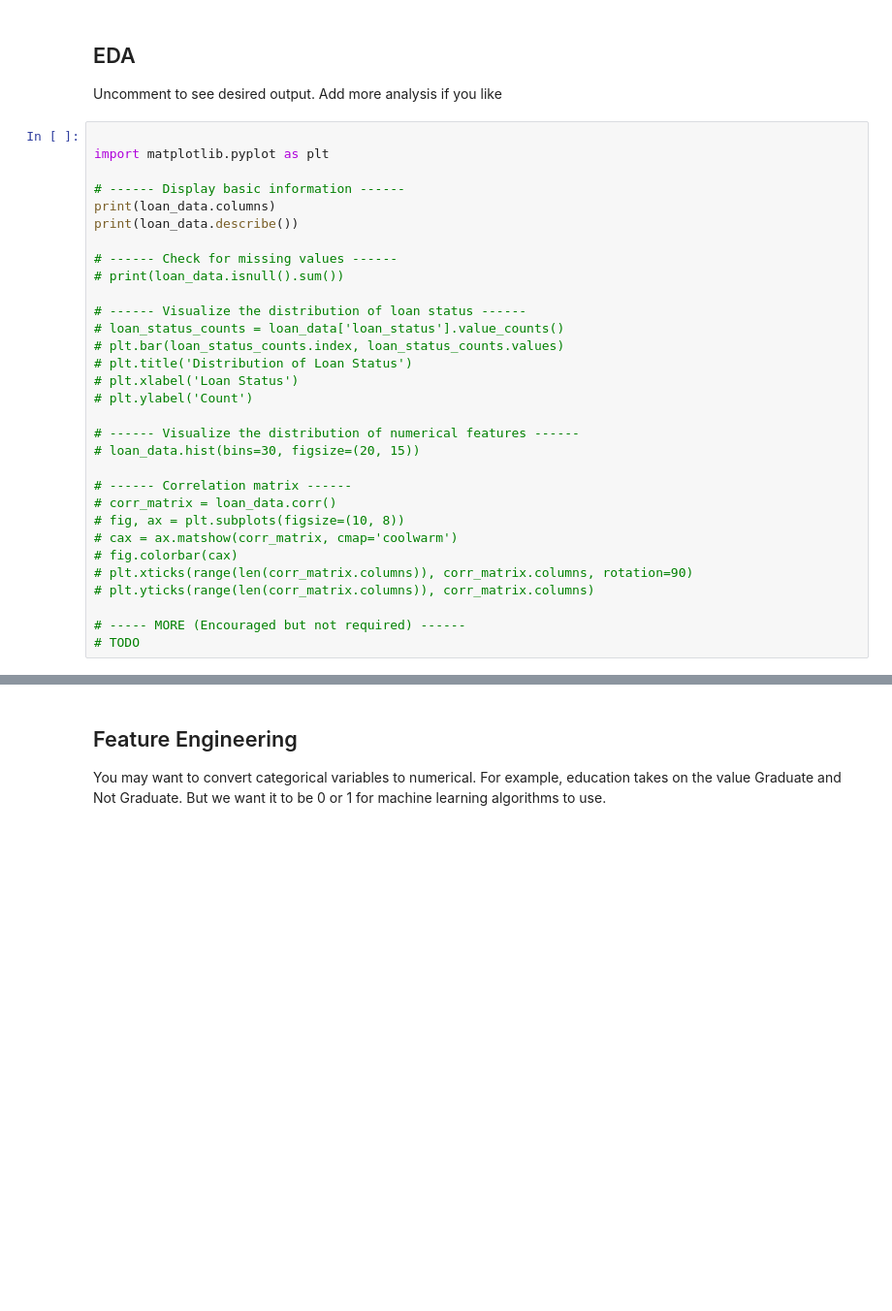
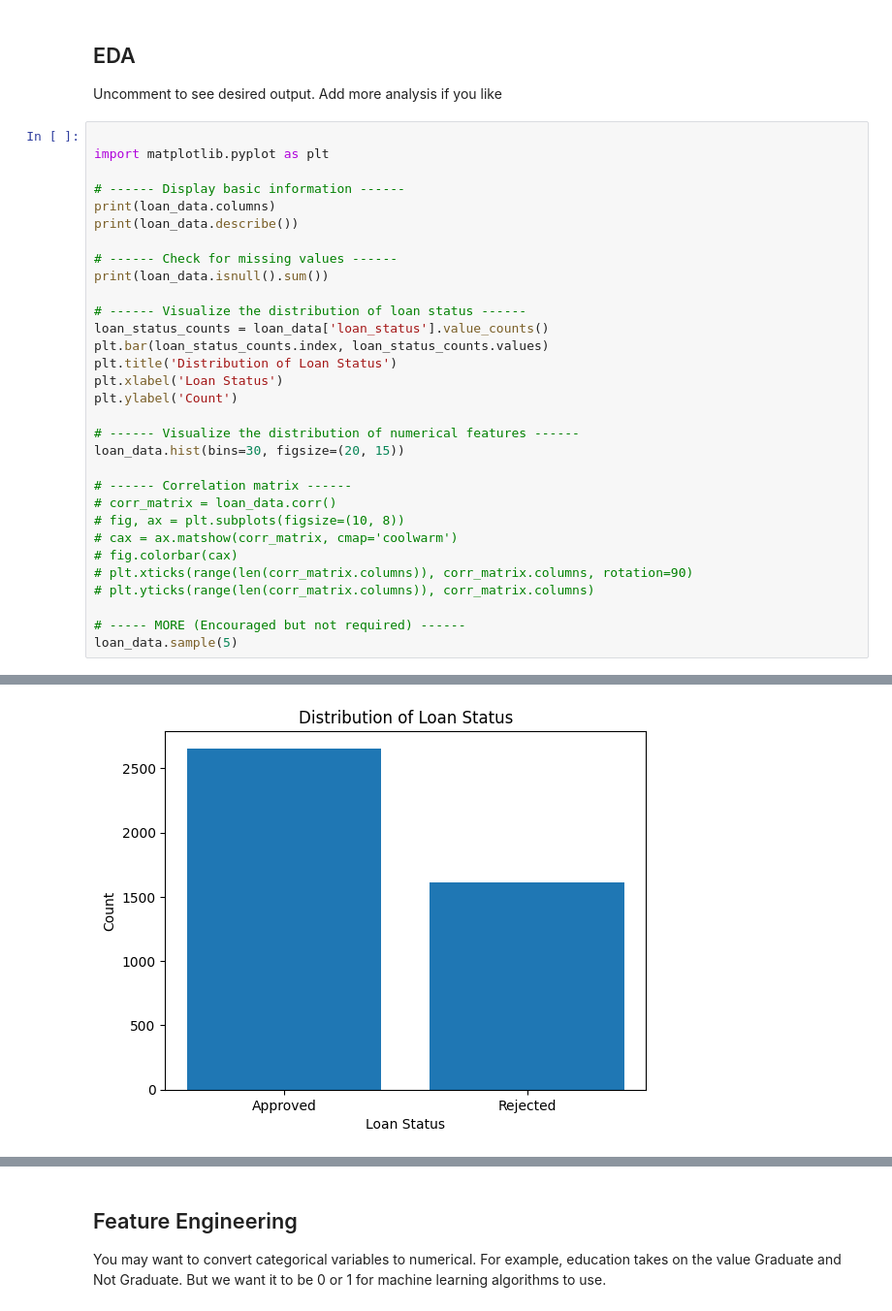
Before and after one commit to Maxim12313/MDST-Onboarding, a Jupyter notebook: Optional-Challenges/ML/loan_approval.ipynb, the cells around one changed output, grey strips where cells are left out. Shown: that part at 97% size. Cells and saved outputs as stored; diff of their text form; blank space fills up the shorter version.

```diff
--- a/Optional-Challenges/ML/loan_approval.ipynb
+++ b/Optional-Challenges/ML/loan_approval.ipynb
@@ -49,17 +49,17 @@ print(loan_data.columns)
 print(loan_data.describe())
 
 # ------ Check for missing values ------
-# print(loan_data.isnull().sum())
+print(loan_data.isnull().sum())
 
 # ------ Visualize the distribution of loan status ------
-# loan_status_counts = loan_data['loan_status'].value_counts()
-# plt.bar(loan_status_counts.index, loan_status_counts.values)
-# plt.title('Distribution of Loan Status')
-# plt.xlabel('Loan Status')
-# plt.ylabel('Count')
+loan_status_counts = loan_data['loan_status'].value_counts()
+plt.bar(loan_status_counts.index, loan_status_counts.values)
+plt.title('Distribution of Loan Status')
+plt.xlabel('Loan Status')
+plt.ylabel('Count')
 
 # ------ Visualize the distribution of numerical features ------
-# loan_data.hist(bins=30, figsize=(20, 15))
+loan_data.hist(bins=30, figsize=(20, 15))
 
 # ------ Correlation matrix ------
 # corr_matrix = loan_data.corr()
@@ -70,7 +70,7 @@ print(loan_data.describe())
 # plt.yticks(range(len(corr_matrix.columns)), corr_matrix.columns)
 
 # ----- MORE (Encouraged but not required) ------
-# TODO
+loan_data.sample(5)
 # %% [output]
 Index(['loan_id', 'no_of_dependents', 'education', 'self_employed',
        'income_annum', 'loan_amount', 'loan_term', 'cibil_score',
@@ -79,0 +98 @@ Index(['loan_id', 'no_of_dependents', 'education', 'self_employed',
+[figure, added]
```
Also changed, not shown: parts of 4 cells of this notebook.
